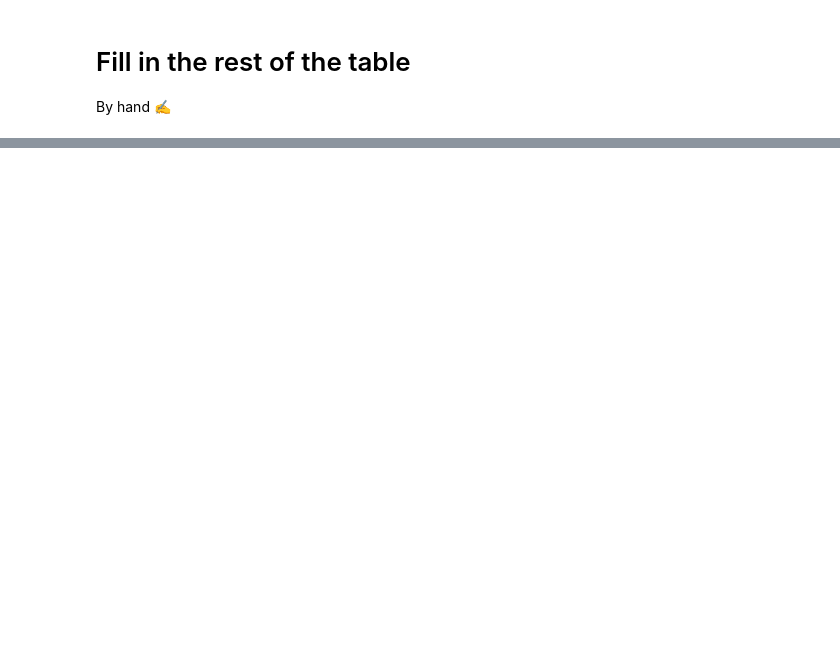
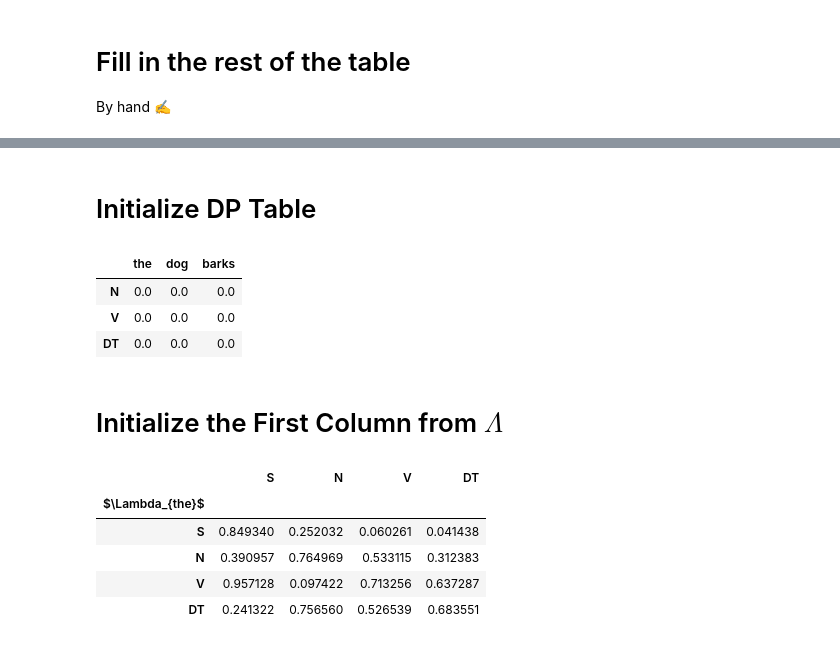
Before and after one commit to ebanner/Learning, a Jupyter notebook: crf/CRF.ipynb, the cells around one changed output, grey strips where cells are left out. Cells and saved outputs as stored; diff of their text form; code cells hidden in the pictures; blank space fills up the shorter version.

```diff
--- a/crf/CRF.ipynb
+++ b/crf/CRF.ipynb
@@ -179,0 +188,24 @@ predict_probability(y, x)
+# %% [markdown]
+# Initialize DP Table
+# %%
+A = np.zeros([len(Y[1:]), len(x)])
+
+pd.DataFrame(A, index=Y[1:], columns=x)
+# %% [output]
+|  | the | dog | barks |
+| N | 0.0 | 0.0 | 0.0 |
+| V | 0.0 | 0.0 | 0.0 |
+| DT | 0.0 | 0.0 | 0.0 |
+# %% [markdown]
+# Initialize the First Column from $\Lambda$
+# %%
+df = pd.DataFrame(Λ[vx['the']], index=Y, columns=Y)
+df.index.name = '$\Lambda_{the}$'
+df.style.apply(lambda s: ['']+['background-color: #ffcccc']*3 if s.name=='S' else ['']*4, axis=1)
+# %% [output]
+|  | S | N | V | DT |
+| $\Lambda_{the}$ |  |  |  |  |
+| S | 0.849340 | 0.252032 | 0.060261 | 0.041438 |
+| N | 0.390957 | 0.764969 | 0.533115 | 0.312383 |
+| V | 0.957128 | 0.097422 | 0.713256 | 0.637287 |
+| DT | 0.241322 | 0.756560 | 0.526539 | 0.683551 |
```
Also changed, not shown: parts of 21 cells of this notebook.
